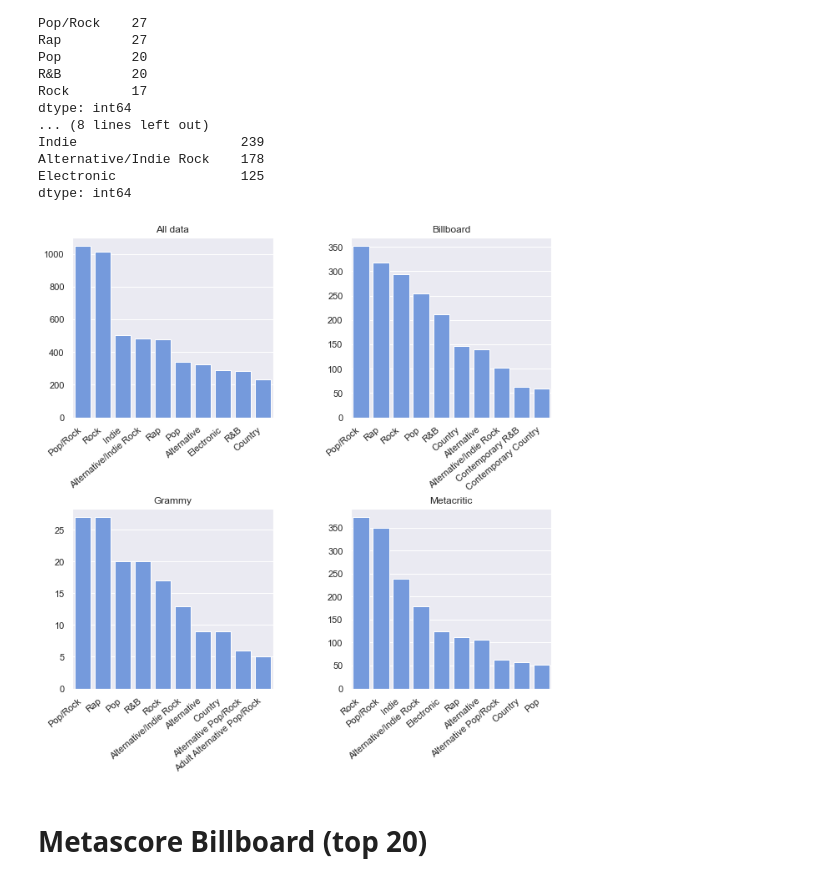
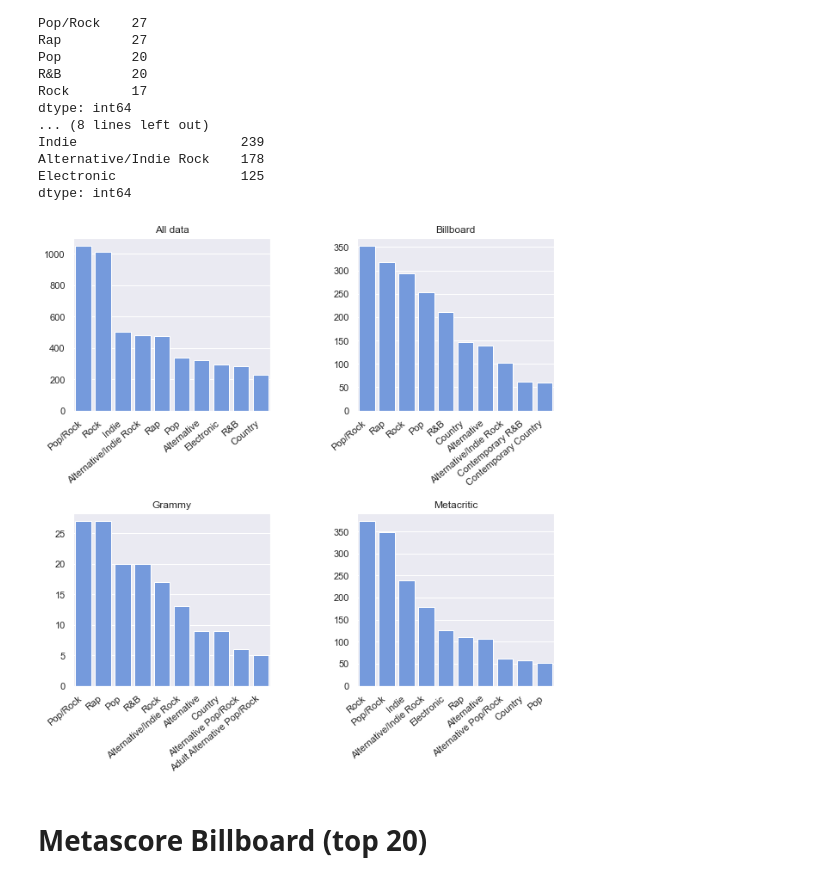
Before and after one commit to wainejr/CSB53, a Jupyter notebook: notebooks/graph_plots_joined_data.ipynb, the cells around one changed output. Drawn from its saved outputs; the diff is of its cells as text; code cells hidden in the pictures.

```diff
--- a/notebooks/graph_plots_joined_data.ipynb
+++ b/notebooks/graph_plots_joined_data.ipynb
@@ -140,29 +140,29 @@ Electronic                125
 dtype: int64
 # %%
 fig, axes = plt.subplots(nrows=2, ncols=2)
-fig.tight_layout(pad=3.5)
+fig.tight_layout(pad=4.0)
 fig.set_figheight(10)
 fig.set_figwidth(10)
 
 ax = sns.barplot(x=_df_genres_all.index, y=_df_genres_all.values, ax=axes[0, 0], color="cornflowerblue")
 ax.set_title("All data")
 ax.set_xticklabels(ax.get_xticklabels(), rotation=40, ha="right")
 
 ax = sns.barplot(x=_df_genres_billboard.index, y=_df_genres_billboard.values, ax=axes[0, 1], color="cornflowerblue")
 ax.set_title("Billboard")
 ax.set_xticklabels(ax.get_xticklabels(), rotation=40, ha="right")
 
 ax = sns.barplot(x=_df_genres_grammy.index, y=_df_genres_grammy.values, ax=axes[1, 0], color="cornflowerblue")
 ax.set_title("Grammy")
 ax.set_xticklabels(ax.get_xticklabels(), rotation=40, ha="right")
 
 ax = sns.barplot(x=_df_genres_metacritic.index, y=_df_genres_metacritic.values, ax=axes[1, 1], color="cornflowerblue")
 ax.set_title("Metacritic")
 ax.set_xticklabels(ax.get_xticklabels(), rotation=40, ha="right")
 
 plt.show(fig)
 # %% [output]
-[figure, old version]
+[figure, new version]
 # %% [markdown]
 # Metascore Billboard (top 20)
 # %%
```
Also changed, not shown: parts of 14 cells of this notebook, 1 other file.
